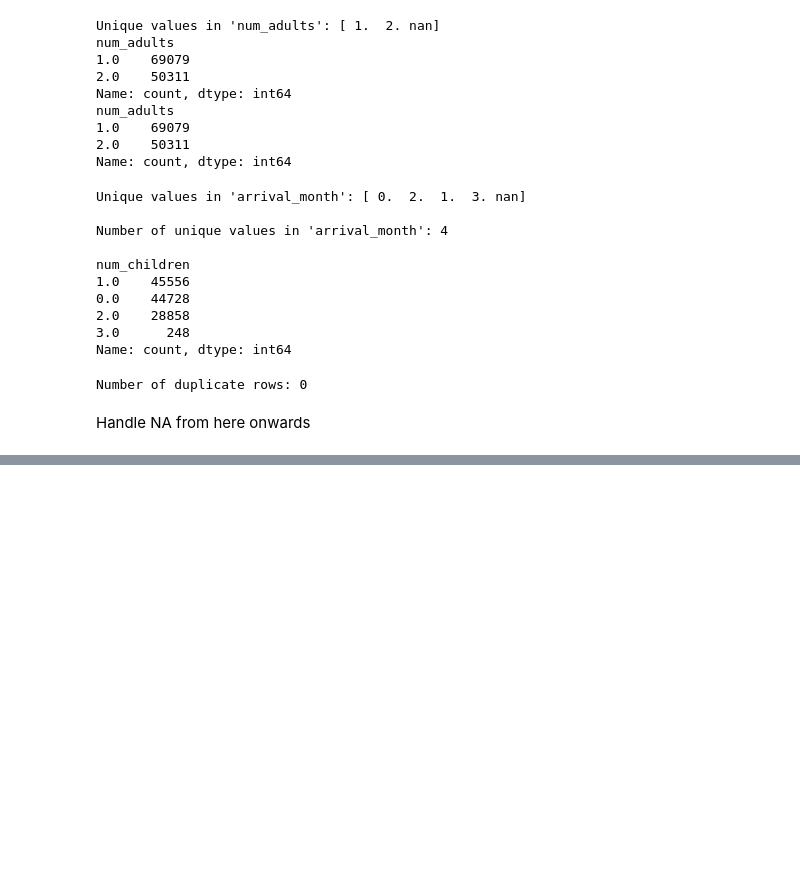
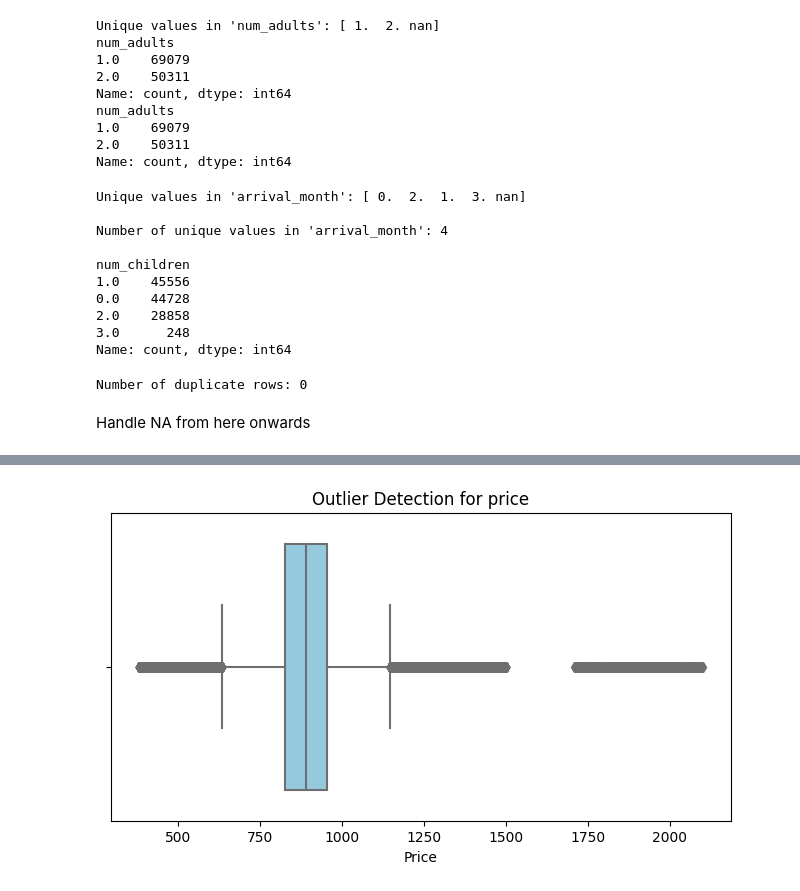
Before and after one commit to e-seet/inf2008ML, a Jupyter notebook: notebook.ipynb, the cells around one changed output, grey strips where cells are left out. Cells and saved outputs as stored; diff of their text form; code cells hidden in the pictures; blank space fills up the shorter version.

```diff
--- a/notebook.ipynb
+++ b/notebook.ipynb
@@ -990,0 +1239,98 @@ print("Testing set size:", X_test.shape)
+# %%
+# to do1 and investigate more.
+
+import pandas as pd
+import numpy as np
+from scipy.stats import zscore
+import matplotlib.pyplot as plt
+import seaborn as sns
+
+# Function for Z-Score Outlier Detection
+def detect_outliers_zscore(data, column, threshold=3):
+    data[f'z_{column}'] = zscore(data[column])
+    outliers = data[(data[f'z_{column}'] > threshold) | (data[f'z_{column}'] < -threshold)]
+    print(f"\nZ-Score Outliers in {column} (Threshold={threshold}): {len(outliers)}")
+    print(outliers[[column, f'z_{column}']])
+    return outliers
+
+# Function for IQR Outlier Detection
+def detect_outliers_iqr(data, column):
+    Q1 = data[column].quantile(0.25)
+    Q3 = data[column].quantile(0.75)
+    IQR = Q3 - Q1
+    lower_bound = Q1 - 1.5 * IQR
+    upper_bound = Q3 + 1.5 * IQR
+    outliers = data[(data[column] < lower_bound) | (data[column] > upper_bound)]
+    print(f"\nIQR Outliers in {column}: {len(outliers)}")
+    print(outliers[[column]])
+    return outliers
+
+# Apply Outlier Detection Methods to All Numerical Columns
+numerical_columns = data.select_dtypes(include=['float64', 'int64']).columns
+print("numberical column")
+print(numerical_columns)
+print()
+for col in numerical_columns:
+    print(f"\nProcessing Column: {col}")
+    z_outliers = detect_outliers_zscore(data, col)  # Z-Score Method
+    iqr_outliers = detect_outliers_iqr(data, col)  # IQR Method
+
+    # Visualize outliers with a boxplot
+    plt.figure(figsize=(8, 4))
+    sns.boxplot(data=data, x=col, color='skyblue')
+    plt.title(f'Outlier Detection for {col}')
+    plt.xlabel(col.capitalize())
+    plt.show()
+
+# to do 2
+# # # Outlier Detection:
+
+# # example of stat method
+# # from scipy.stats import zscore
+# # data['z_score'] = zscore(data['numeric_column'])
+# # data = data[data['z_score'].abs() < 3]  # Keep data within 3 standard deviations
+
+# # #IQR
+# # Q1 = data.quantile(0.25)
+# # Q3 = data.quantile(0.75)
+# # IQR = Q3 - Q1
+# # outliers = data[(data < Q1 - 1.5 * IQR) | (data > Q3 + 1.5 * IQR)]
+
+# from scipy.stats import zscore
+
+# # Select numerical columns
+# numerical_columns = ['price', 'num_adults', 'num_children']
+
+# # Process each numerical column
+# for col in numerical_columns:
+#     # Convert to numeric and handle non-numeric values
+#     data[col] = pd.to_numeric(data[col], errors='coerce')  # Convert to numeric, replace non-numeric with NaN
+
+#     # Handle missing values
+#     data[col].fillna(data[col].mean(), inplace=True)  # Replace NaNs with the mean of the column
+
+#     # Calculate Z-scores
+#     data[f'z_{col}'] = zscore(data[col])  # Compute Z-scores
+
+#     # Find outliers
+#     outliers = data[(data[f'z_{col}'] > 3) | (data[f'z_{col}'] < -3)]  # Z-scores beyond 3 or -3
+#     print(f"Outliers in {col}:")
+#     print(outliers[[col, f'z_{col}']])
+
+# # Function to detect outliers using IQR
+# def detect_outliers_iqr(column):
+#     Q1 = data[column].quantile(0.25)  # First quartile (25th percentile)
+#     Q3 = data[column].quantile(0.75)  # Third quartile (75th percentile)
+#     IQR = Q3 - Q1  # Interquartile range
+#     lower_bound = Q1 - 1.5 * IQR
+#     upper_bound = Q3 + 1.5 * IQR
+
+#     outliers = data[(data[column] < lower_bound) | (data[column] > upper_bound)]
+#     print(f"Outliers in {column}:")
+#     print(outliers[[column]])
+#     return outliers
+
+# # Apply the function to numerical columns
+# for col in numerical_columns:
+#     detect_outliers_iqr(col)
+# %% [output]
@@ -990,0 +1354 @@ print("Testing set size:", X_test.shape)
+[figure, added]
```
Also changed, not shown: parts of 40 cells of this notebook.
